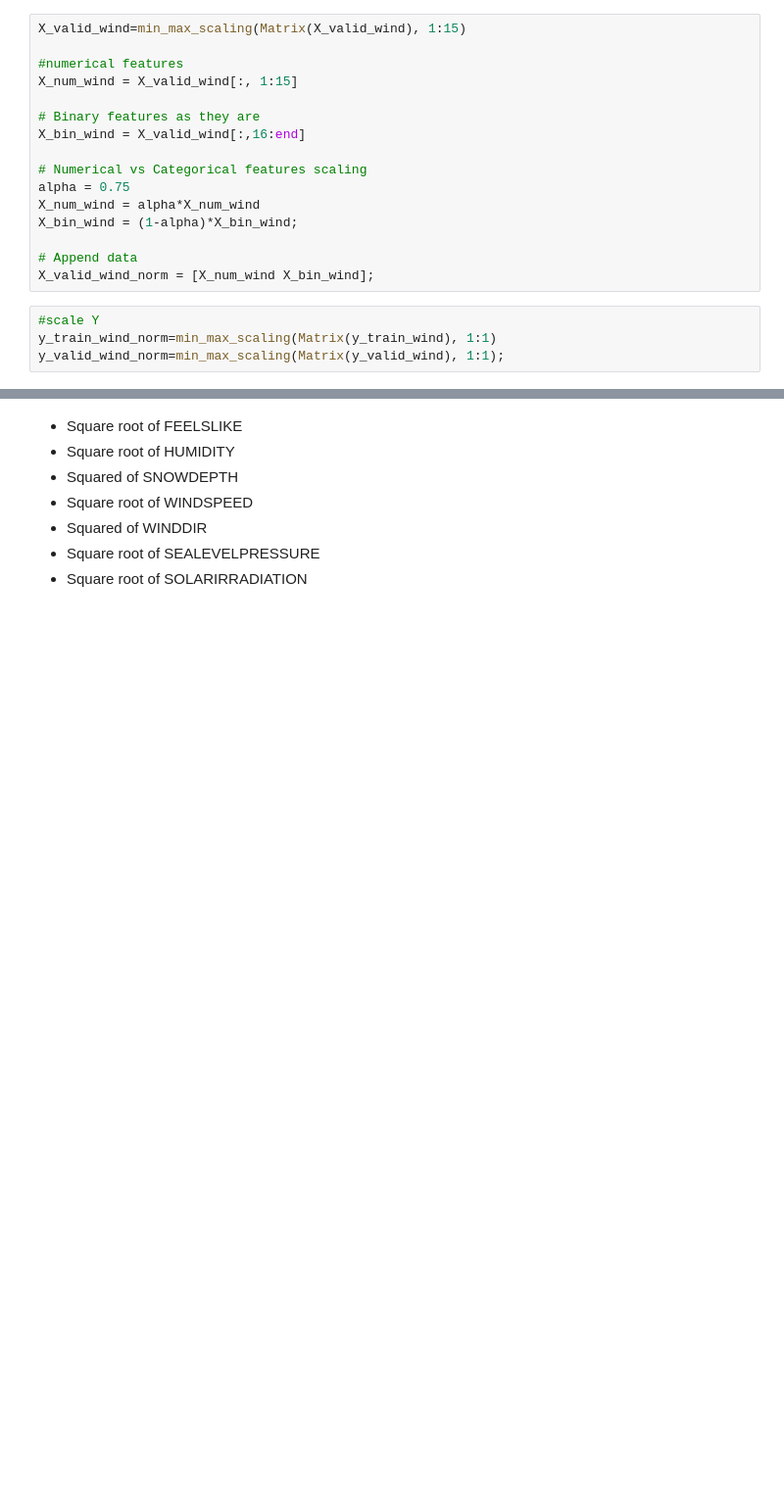
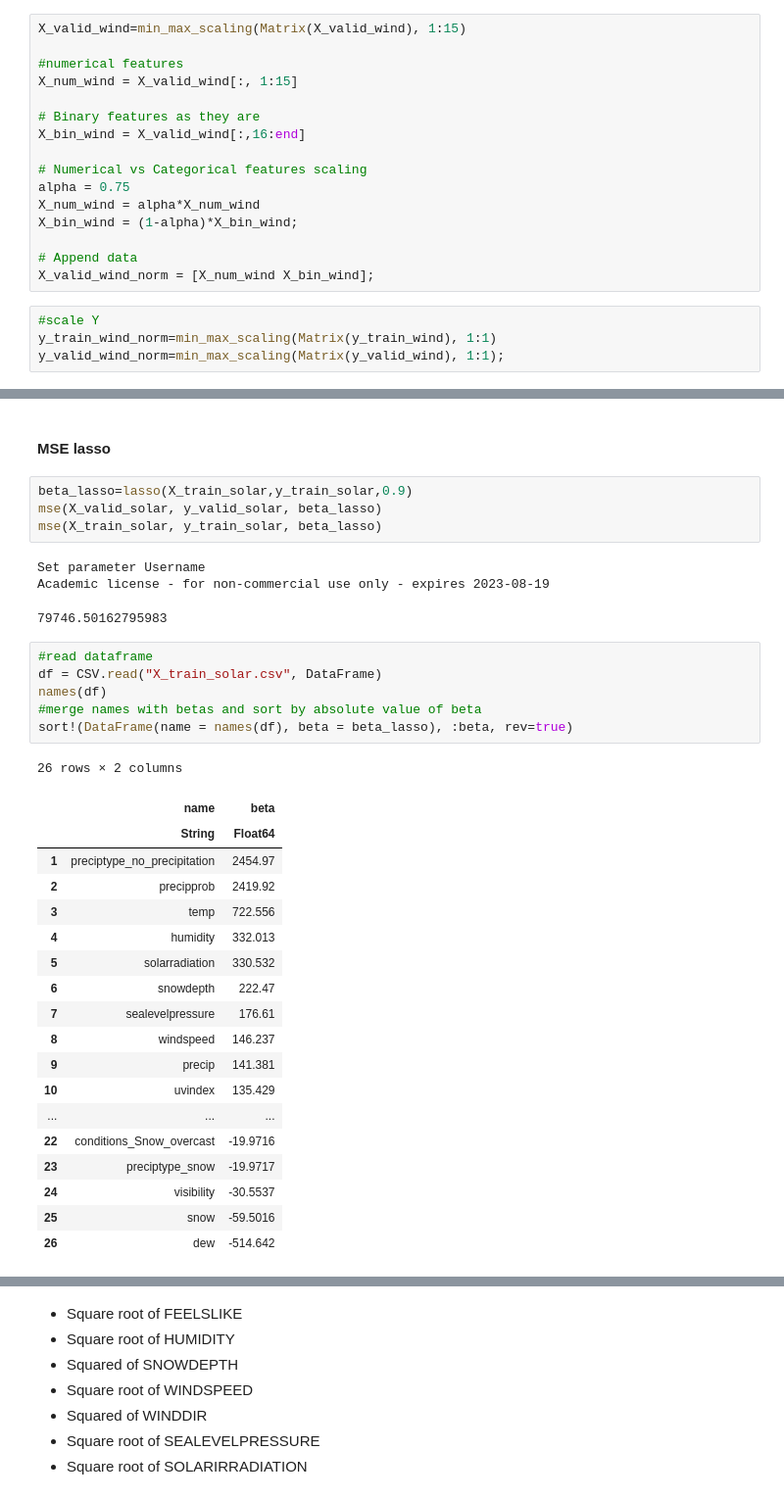
Before and after one commit to pieperpaula/MLProject, a Jupyter notebook: holistic_regression.ipynb, the cells around one changed output, grey strips where cells are left out. Shown at 98% size. Saved outputs shown, nothing was run; the diff lists cells and outputs as text; blank space fills up the shorter version.

```diff
--- a/holistic_regression.ipynb
+++ b/holistic_regression.ipynb
@@ -400,0 +392,36 @@ names(transformation(X_train_solar))[selected_features]
+# %% [markdown]
+#### MSE lasso
+# %%
+beta_lasso=lasso(X_train_solar,y_train_solar,0.9)
+mse(X_valid_solar, y_valid_solar, beta_lasso)
+mse(X_train_solar, y_train_solar, beta_lasso)
+# %% [output]
+Set parameter Username
+Academic license - for non-commercial use only - expires 2023-08-19
+79746.50162795983
+# %%
+#read dataframe
+df = CSV.read("X_train_solar.csv", DataFrame)
+names(df)
+#merge names with betas and sort by absolute value of beta
+sort!(DataFrame(name = names(df), beta = beta_lasso), :beta, rev=true)
+# %% [output]
+26 rows × 2 columns
+|  | name | beta |
+|  | String | Float64 |
+| 1 | preciptype_no_precipitation | 2454.97 |
+| 2 | precipprob | 2419.92 |
+| 3 | temp | 722.556 |
+| 4 | humidity | 332.013 |
+| 5 | solarradiation | 330.532 |
+| 6 | snowdepth | 222.47 |
+| 7 | sealevelpressure | 176.61 |
+| 8 | windspeed | 146.237 |
+| 9 | precip | 141.381 |
+| 10 | uvindex | 135.429 |
+| ... | ... | ... |
+| 22 | conditions_Snow_overcast | -19.9716 |
+| 23 | preciptype_snow | -19.9717 |
+| 24 | visibility | -30.5537 |
+| 25 | snow | -59.5016 |
+| 26 | dew | -514.642 |
```
Also changed, not shown: parts of 93 cells of this notebook.
